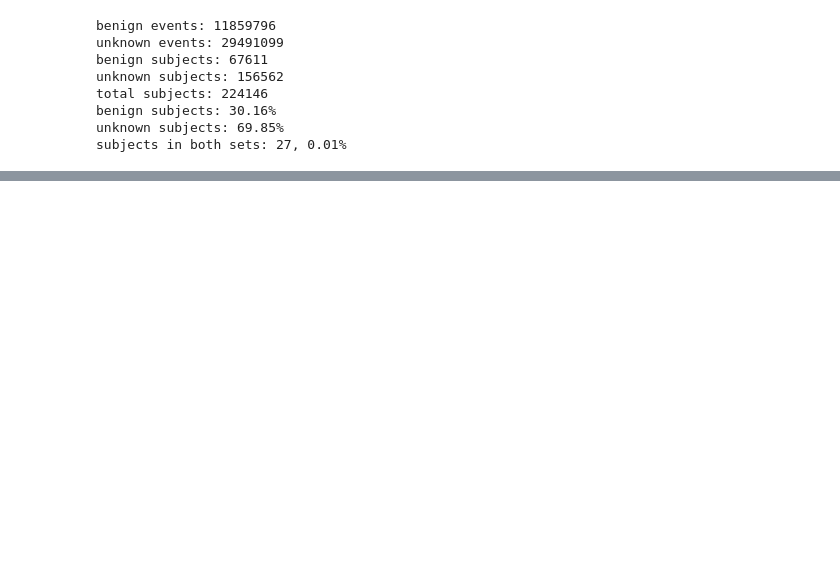
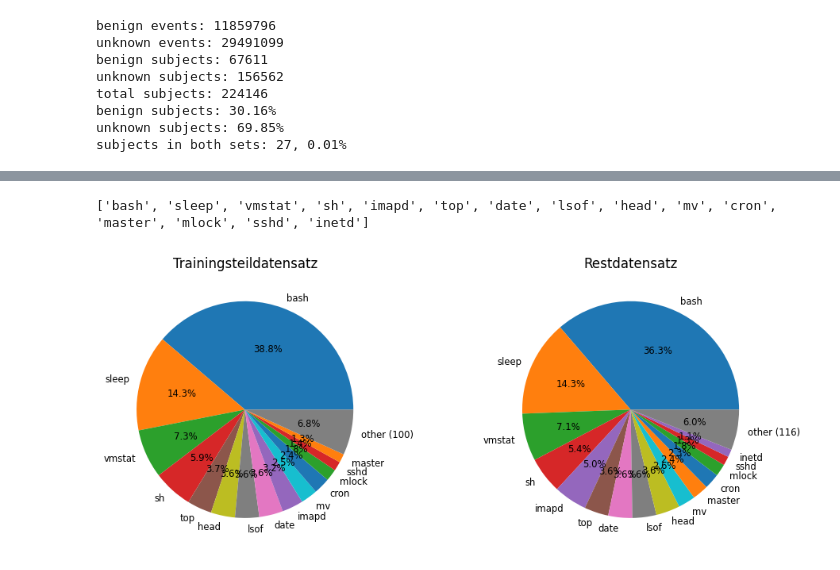
Before and after one commit to JannikRosendahl/bachelor_thesis_dataset, a Jupyter notebook: jupyter/exploration_ben_vs_mal.ipynb, the cells around one changed output, grey strips where cells are left out. Drawn from its saved outputs; the diff is of its cells as text; code cells hidden in the pictures; blank space fills up the shorter version.

```diff
--- a/jupyter/exploration_ben_vs_mal.ipynb
+++ b/jupyter/exploration_ben_vs_mal.ipynb
@@ -191,0 +245,52 @@ plt.show()
+# %%
+# plot
+
+classes_ordered = {}
+for i in range(len(classes_b[0])):
+    classes_ordered[classes_b[0][i]] = classes_b[1][i]
+for i in range(len(classes_u[0])):
+    if classes_u[0][i] in classes_ordered:
+        classes_ordered[classes_u[0][i]] += classes_u[1][i]
+    else:
+        classes_ordered[classes_u[0][i]] = classes_u[1][i]
+
+classes_ordered = list(classes_ordered.items())
+# sort by count
+classes_ordered = sorted(classes_ordered, key=lambda item: item[1], reverse=True)
+# keep only names
+classes_ordered = [ e[0] for e in classes_ordered ]
+classes_ordered = [ e for e in classes_ordered if not e.startswith('other') ]
+print(classes_ordered)
+
+def get_color(executable):
+    if executable in classes:
+        return colors[classes_ordered.index(executable) % len(colors)]
+    else:
+        return 'gray'
+
+# plot 2 pie charts, one above the other, aim for a4 size
+# 10 cm width, 15 cm height
+fig, ax = plt.subplots(1, 2)
+fig.subplots_adjust(hspace=0.2)
+
+# plot benign
+ax[0].pie(classes_b[1], labels=classes_b[0], autopct='%1.1f%%', colors=[get_color(e) for e in classes_b[0]], textprops={'size': 'small'})
+ax[0].set_title('Trainingsteildatensatz')
+# plot unknown
+ax[1].pie(classes_u[1], labels=classes_u[0], autopct='%1.1f%%', colors=[get_color(e) for e in classes_u[0]], textprops={'size': 'small'})
+ax[1].set_title('Restdatensatz')
+
+
+fig.set_size_inches((25 * cm, 10 * cm))
+# Adjust layout to minimize padding
+plt.subplots_adjust(left=0.1, right=0.9, top=0.9, bottom=0.1, wspace=0.3)
+# Use tight_layout to further minimize padding
+fig.tight_layout()
+
+# save as svg
+plt.savefig('figures/class_distribution_vs.svg', bbox_inches='tight')
+
+plt.show()
+# %% [output]
+['bash', 'sleep', 'vmstat', 'sh', 'imapd', 'top', 'date', 'lsof', 'head', 'mv', 'cron', 'master', 'mlock', 'sshd', 'inetd']
+[figure, added]
```
Also changed, not shown: parts of 18 cells of this notebook, 5 other files.
